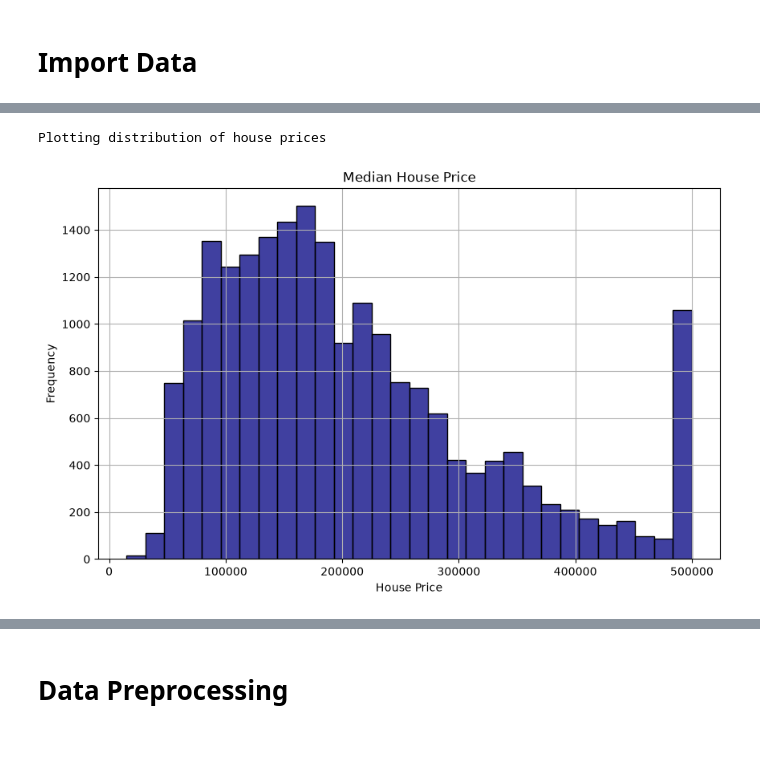
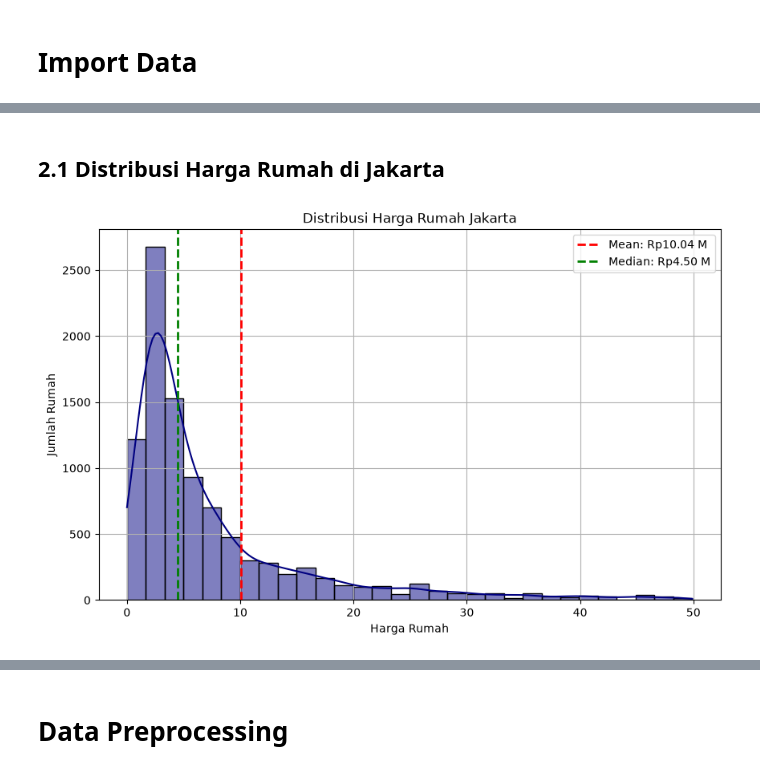
Before and after one commit to JuanRaphael/AgenPropertiLodan, a Jupyter notebook: notebooks/data_engineering.ipynb, the cells around one changed output, grey strips where cells are left out. Drawn from its saved outputs; the diff is of its cells as text; code cells hidden in the pictures; blank space fills up the shorter version.

```diff
--- a/notebooks/data_engineering.ipynb
+++ b/notebooks/data_engineering.ipynb
@@ -9,7 +15,8 @@ import seaborn as sns
 # %%
-raw_data = pd.read_csv("../data/raw/housing.csv")
+raw_data = pd.read_csv("../data/jakarta_house.csv")
 
 print("Data shape:", raw_data.shape)
+
 print("\nPreview data:")
 print(raw_data.head())
 # %% [output]
@@ -31,0 +39,4 @@ Preview data:
+# %%
+# Hapus Kolom Index
+raw_data = raw_data.drop(columns=['index'])
+display(raw_data.head())
@@ -33,0 +52,3 @@ Preview data:
+# %%
+data_explore = raw_data.copy()
+data_explore.head()
@@ -76,15 +146,28 @@ raw_data.describe().T
+# %% [markdown]
+## 2.1 Distribusi Harga Rumah di Jakarta
+# %%
+# Copy Data untuk kepentingan membuat plot
+plot_data = data_explore.copy()
+plot_data["price_miliar"] = plot_data["price"] / 1e9
 # %%
-print("\nPlotting distribution of house prices")
+harga_miliar = plot_data["price_miliar"]
+harga_mean = harga_miliar.mean()
+harga_median = harga_miliar.median()
 
 plt.figure(figsize=(10,6))
-plt.title("Median House Price")
-plt.xlabel("House Price")
-plt.ylabel("Frequency")
 
-sns.histplot(raw_data["median_house_value"], bins=30, color="navy")
+# Harga Rumah Jakarta < 50 M (Menghindari 1-2 data extreme)
+sns.histplot(harga_miliar[harga_miliar < 50], bins=30, kde=True, color="navy")
 
+plt.title("Distribusi Harga Rumah Jakarta")
+plt.xlabel("Harga Rumah")
+plt.ylabel("Jumlah Rumah")
+
+plt.axvline(harga_mean, color="red", linestyle="--", linewidth=2, label=f"Mean: Rp{harga_mean:.2f} M")
+plt.axvline(harga_median, color="green", linestyle="--", linewidth=2, label=f"Median: Rp{harga_median:.2f} M")
+
+plt.legend()
 plt.grid(True)
 plt.show()
 # %% [output]
-Plotting distribution of house prices
-[figure, old version]
+[figure, new version]
```
Also changed, not shown: parts of 40 cells of this notebook.
